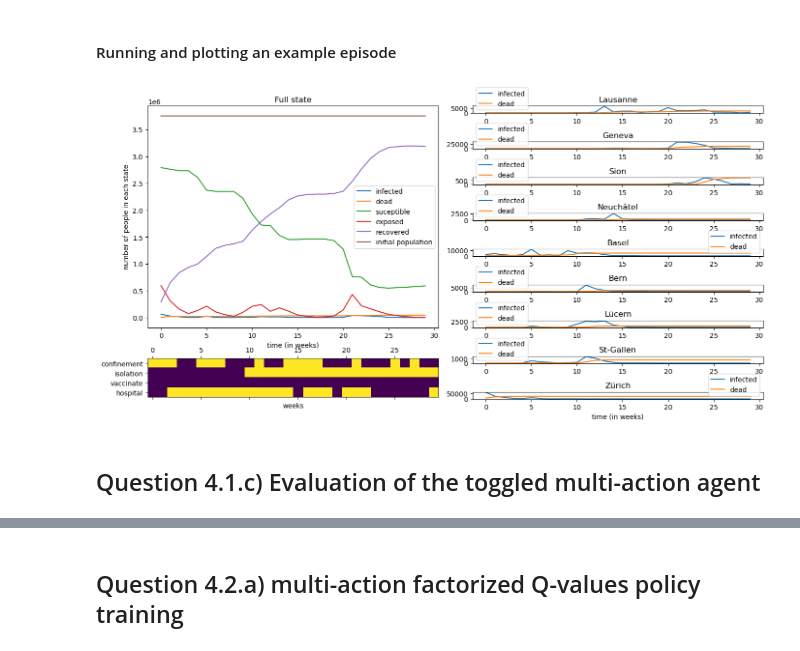
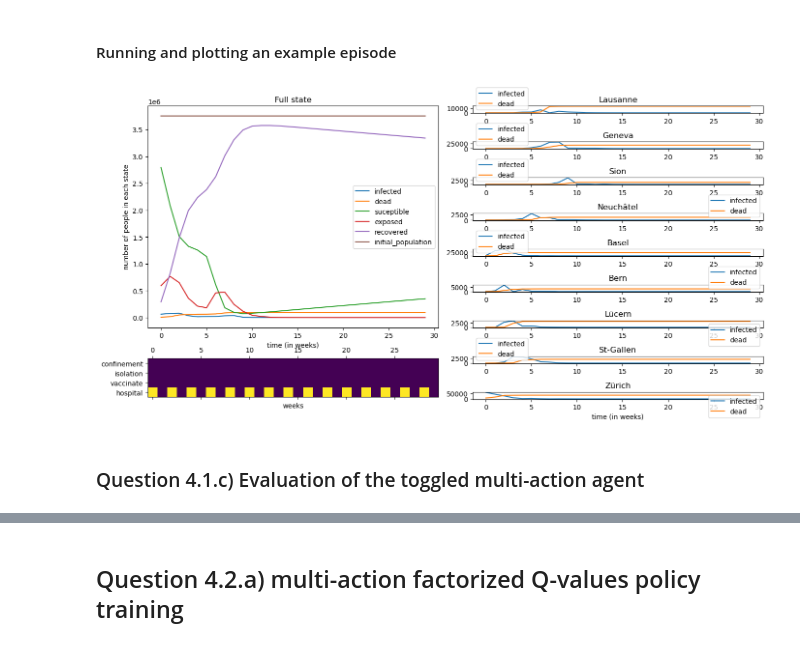
Before and after one commit to RenardDesNeiges/EpidemicsSimulator, a Jupyter notebook: solution.ipynb, the cells around one changed output, grey strips where cells are left out. Drawn from its saved outputs; the diff is of its cells as text; code cells hidden in the pictures.

```diff
--- a/solution.ipynb
+++ b/solution.ipynb
@@ -454,9 +440,9 @@ agent = DQNAgent(   env = env,
 RUN_NAME = 'deep_q_learning'
 RESULTS_FOLDER = 'results/'
 MODEL_FOLDER = 'models/'
-NUM_EPISODES = 300
+NUM_EPISODES = 500
 EVAL_RATE = 50
 EVAL_SAMPLES = 20
 TARGET_UPDATE_RATE = 10
 EPSILON = 0.7
-torch.manual_seed(0)
+NUM_TRACES = 3
@@ -753,36 +746,28 @@ ACTION_HOSPITAL = 3
 ACTION_VACCINATE = 4
 
 def toggle_act_pre(a:torch.Tensor, dyn:ModelDynamics):
-    conf = (dyn.c_confined['Lausanne'] != 1)
-    isol = (dyn.c_isolated['Lausanne'] != 1)
-    vacc = (dyn.vaccinate['Lausanne'] != 0)
-    hosp = (dyn.extra_hospital_beds['Lausanne'] != 1)
+    action = dyn.get_action()
 
     if a == ACTION_CONFINE:
-        conf = not conf
+        action['confinement'] = not action['confinement']
     elif a == ACTION_ISOLATE:
-        isol = not isol
+        action['isolation'] = not action['isolation']
     elif a == ACTION_VACCINATE:
-        vacc = not vacc
+        action['vaccinate'] = not action['vaccinate']
     elif a == ACTION_HOSPITAL:
-        hosp = not hosp
+        action['hospital'] = not action['hospital']
 
-    return {
-        'confinement': conf,
-        'isolation': isol,
-        'hospital': hosp,
-        'vaccinate': vacc,
-    }
+    return action
 
-def toggle_obs_pre(obs_dict:Dict[str,Any], dyn:ModelDynamics):
+def toggle_obs_pre(obs: Observation, dyn:ModelDynamics):
     infected = SCALE * \
-        np.array([np.array(obs_dict['city']['infected'][c]) /
-                    obs_dict['pop'][c] for c in dyn.cities])
+        np.array([np.array(obs.city[c].infected)/
+                    obs.pop[c] for c in dyn.cities])
     dead = SCALE * \
-        np.array([np.array(obs_dict['city']['dead'][c])/obs_dict['pop'][c]
+        np.array([np.array(obs.city[c].infected)/obs.pop[c]
                     for c in dyn.cities])
     confined = np.ones_like(
-        dead)*int((dyn.c_confined['Lausanne'] != 1))
+        dead)*int((dyn.get_action()['confinement']))
     return torch.Tensor(np.stack((infected, dead, confined))).unsqueeze(0)
 # %% [markdown]
 #### Training the agent
@@ -814,9 +799,10 @@ RESULTS_FOLDER = 'results/'
 NUM_EPISODES = 500
 EVAL_RATE = 50
 EVAL_SAMPLES = 20
-TARGET_UPDATE_RATE = 5
+TARGET_UPDATE_RATE = 10
 EPSILON_0 = 0.7
 EPSILON_MIN = 0.2
 T_MAX = 500
+NUM_TRACES = 3
 # %%
 max_reward = -1e10
@@ -904,40 +886,39 @@ env = Env(  dyn,
             action_preprocessor=toggle_act_pre,
             observation_preprocessor=toggle_obs_pre,
             )
 agent = DQNAgent(    env = env,
                             model = DQN,
                             criterion = nn.HuberLoss(),
                             lr = 1e-3,
                             epsilon = 0.6,
                             gamma = 0.9,
                             buffer_size=10000,
                             batch_size=1024)
 agent.model = torch.load('models/deep_q_learning_toggle.pkl')
 
 """ Run the simulation """
 log = []
 finished = False
 obs, info = env.reset(2)
 agent.reset()
 agent.epsilon = 0
 while not finished:
     action, _ = agent.act(obs)
     obs, R, finished, info = env.step(action)
     log.append(info) # save the information dict for logging
     if finished:
         break
 
 """ Parse the logs """
-total = {p:np.array([l['parameters']['total'][p] for l in log]) for p in dyn.parameters}
-cities = {c:{p:np.array([l['parameters']['cities'][c][p] for l in log]) for p in dyn.parameters} for c in dyn.cities}
-actions = {a:np.array([l['action'][a] for l in log]) for a in log[0]['action'].keys()}
-(total,cities,actions)
+total = {p:np.array([getattr(l.total,p) for l in log]) for p in dyn.parameters}
+cities = {c:{p:np.array([getattr(l.city[c],p) for l in log]) for p in dyn.parameters} for c in dyn.cities}
+actions = {a:np.array([l.action[a] for l in log]) for a in log[0].action.keys()}
 
 plot_episode(total,cities,actions)
 # %% [output]
-[figure, old version]
+[figure, new version]
 # %% [markdown]
-## Question 4.1.c) Evaluation of the toggled multi-action agent
+### Question 4.1.c) Evaluation of the toggled multi-action agent
 # %%
 dyn = ModelDynamics('config/switzerland.yaml') #load the switzerland map
 
```
Also changed, not shown: parts of 41 cells of this notebook, 31 other files.
